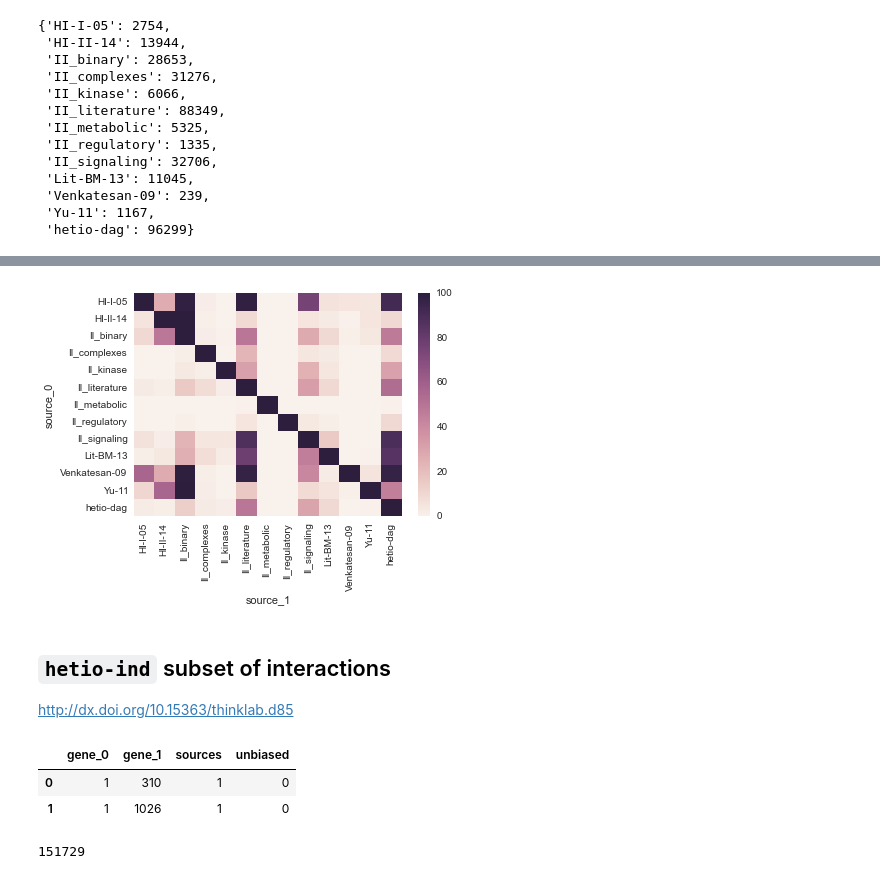
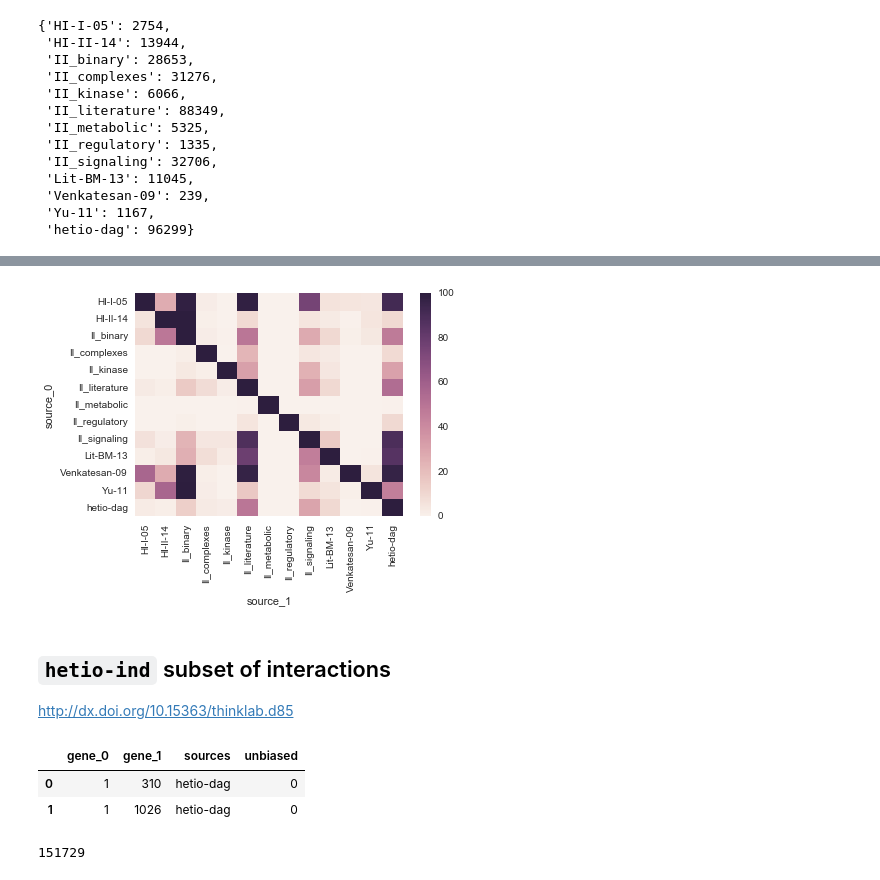
Before and after one commit to dhimmel/ppi, a Jupyter notebook: compile-PPIs.ipynb, the cells around one changed output, grey strips where cells are left out. Cells and saved outputs as stored; diff of their text form; code cells hidden in the pictures.

Commit message:
Added sources to hetio-ind dataset
Updated for pandas 17

```diff
--- a/compile-PPIs.ipynb
+++ b/compile-PPIs.ipynb
@@ -212,9 +212,9 @@ numpy.round(overlap_df * 100, 2)
 | Yu-11 | 10.71 | 56.98 | 100.00 | 1.89 | 0.09 | 16.28 | 0.00 | 0.00 | ... |
 | hetio-dag | 2.64 | 1.36 | 14.05 | 2.97 | 1.96 | 49.33 | 0.04 | 0.14 | ... |
 # %%
-seaborn.heatmap(overlap_df * 100);
+ax = seaborn.heatmap(overlap_df * 100)
 # %% [output]
-[figure, old version]
+[figure, new version]
 # %%
 combined_df.to_csv('data/ppi-sources.tsv', index=False, sep='\t')
 # %% [markdown]
@@ -231,14 +231,14 @@ unbiased = {'HI-I-05', 'Venkatesan-09', 'Yu-11', 'HI-II-14'}
 hetio_ind_df = combined_df[combined_df.source.isin(sources)]
 hetio_ind_df = hetio_ind_df.groupby(['gene_0', 'gene_1']).apply(
     lambda df: pandas.Series({
-            'sources': len(df),
+            'sources': '|'.join(sorted(set(df.source))),
             'unbiased': int(bool(set(df.source) & unbiased))
         })).reset_index()
 hetio_ind_df.head(2)
 # %% [output]
 |  | gene_0 | gene_1 | sources | unbiased |
-| 0 | 1 | 310 | 1 | 0 |
-| 1 | 1 | 1026 | 1 | 0 |
+| 0 | 1 | 310 | hetio-dag | 0 |
+| 1 | 1 | 1026 | hetio-dag | 0 |
 # %%
 len(hetio_ind_df)
 # %% [output]
```
Also changed, not shown: parts of 3 cells of this notebook, 1 other file.
